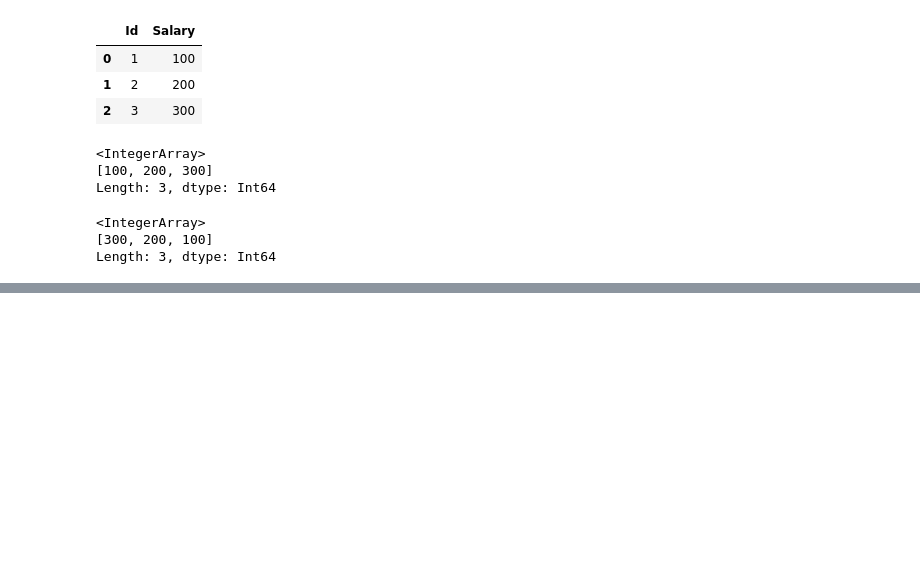
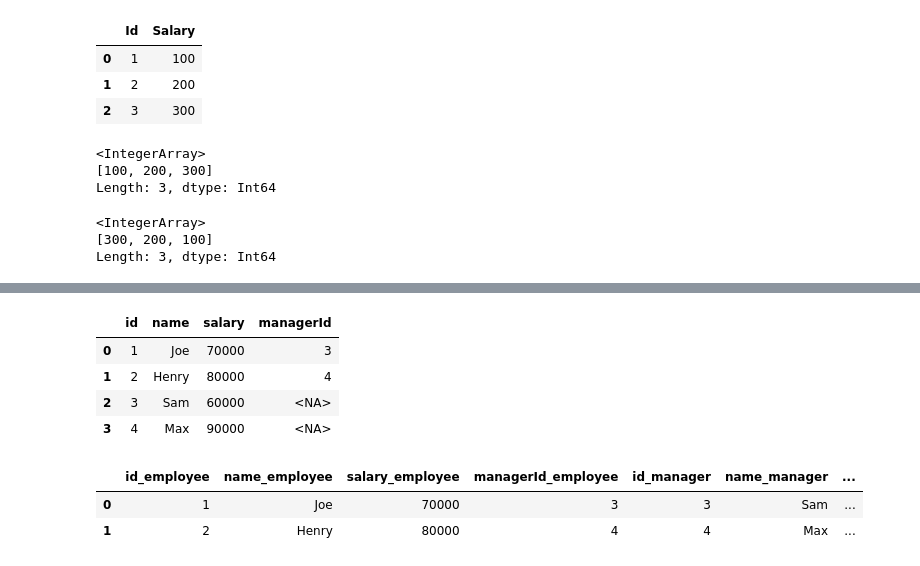
Before and after one commit to fp05107/PW_Skills_Assignments, a Jupyter notebook: Milestone_1_Python/Data Toolkit/pandas_basics.ipynb, the cells around one changed output, grey strips where cells are left out. Drawn from its saved outputs; the diff is of its cells as text; code cells hidden in the pictures; blank space fills up the shorter version.

```diff
--- a/Milestone_1_Python/Data Toolkit/pandas_basics.ipynb
+++ b/Milestone_1_Python/Data Toolkit/pandas_basics.ipynb
@@ -1027,0 +1065,24 @@ Length: 3, dtype: Int64
+# %%
+data = [[1, 'Joe', 70000, 3], [2, 'Henry', 80000, 4], [3, 'Sam', 60000, None], [4, 'Max', 90000, None]]
+employee = pd.DataFrame(data, columns=['id', 'name', 'salary', 'managerId']).astype({'id':'Int64', 'name':'object', 'salary':'Int64', 'managerId':'Int64'})
+
+employee
+# %% [output]
+|  | id | name | salary | managerId |
+| 0 | 1 | Joe | 70000 | 3 |
+| 1 | 2 | Henry | 80000 | 4 |
+| 2 | 3 | Sam | 60000 | <NA> |
+| 3 | 4 | Max | 90000 | <NA> |
+# %%
+# Perform a self-join on the employee table to get the manager details
+merged_df = employee.merge(employee, left_on='managerId', right_on='id', suffixes=('_employee', '_manager'))
+merged_df
+# result = merged_df[merged_df['salary_employee'] > merged_df['salary_manager']]
+
+# output = result[['name_employee']].rename(columns={'name_employee': 'Employee'})
+
+# output
+# %% [output]
+|  | id_employee | name_employee | salary_employee | managerId_employee | id_manager | name_manager | ... |
+| 0 | 1 | Joe | 70000 | 3 | 3 | Sam | ... |
+| 1 | 2 | Henry | 80000 | 4 | 4 | Max | ... |
```
Also changed, not shown: parts of 3 cells of this notebook, 1 other file.
